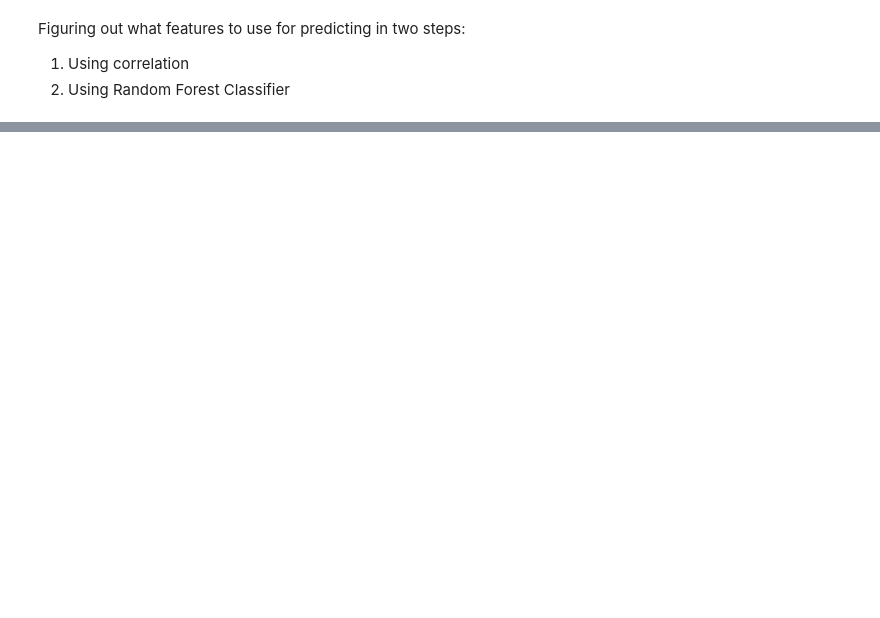
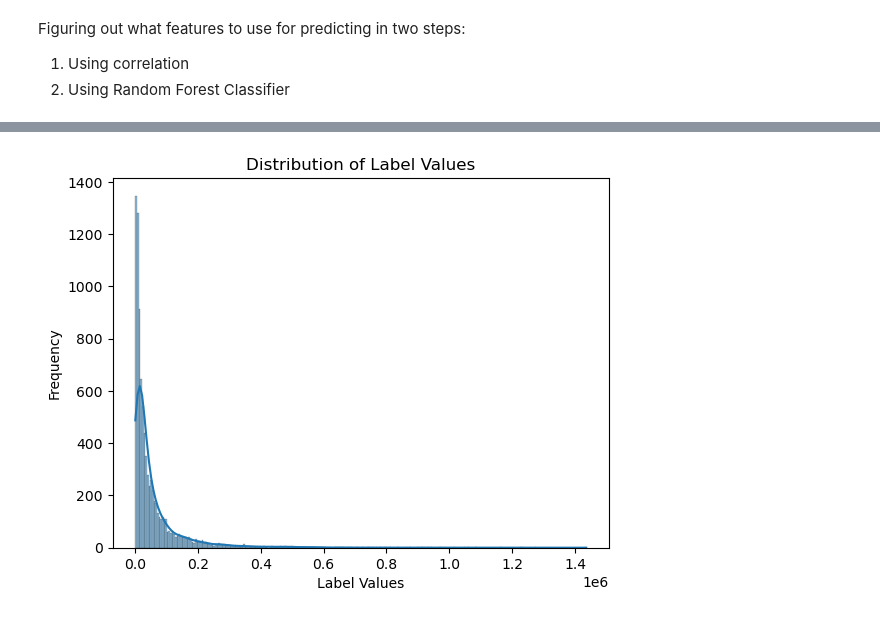
Before and after one commit to kholostovamk/Projects, a Jupyter notebook: ML/regression.ipynb, the cells around one changed output, grey strips where cells are left out. Drawn from its saved outputs; the diff is of its cells as text; code cells hidden in the pictures; blank space fills up the shorter version.

Commit message:
Regression reached 87%

```diff
--- a/ML/regression.ipynb
+++ b/ML/regression.ipynb
@@ -129,0 +140,30 @@ Set with more features for improving model if needed:  ['hday', 'dnrday', 'scoma
+# %%
+
+from sklearn.model_selection import train_test_split
+from sklearn.linear_model import LinearRegression
+from sklearn.metrics import mean_squared_error, r2_score
+from sklearn.preprocessing import MinMaxScaler, StandardScaler
+
+
+
+# Normalize data
+label = df['label']
+df_without_label = df.drop('label', axis=1)
+
+# Initialize the MinMaxScaler
+scaler = MinMaxScaler()
+
+# Normalize the data
+normalized_data = scaler.fit_transform(df_without_label)
+
+# Create a new DataFrame with the normalized data
+normalized_df = pd.DataFrame(normalized_data, columns=df_without_label.columns)
+
+# Add the 'Year' column back to the normalized DataFrame
+normalized_df['label'] = label.values
+
+# Rename normalized_df to merged_df
+df = normalized_df
+
+# Now, merged_df contains all columns normalized, with 'Year' as a column
+df.head()
@@ -129,0 +177,8 @@ Set with more features for improving model if needed:  ['hday', 'dnrday', 'scoma
+# %%
+sns.histplot(df['label'], kde=True)
+plt.xlabel('Label Values')
+plt.ylabel('Frequency')
+plt.title('Distribution of Label Values')
+plt.show()
+# %% [output]
+[figure, added]
```
Also changed, not shown: parts of 25 cells of this notebook, 3 other files.
